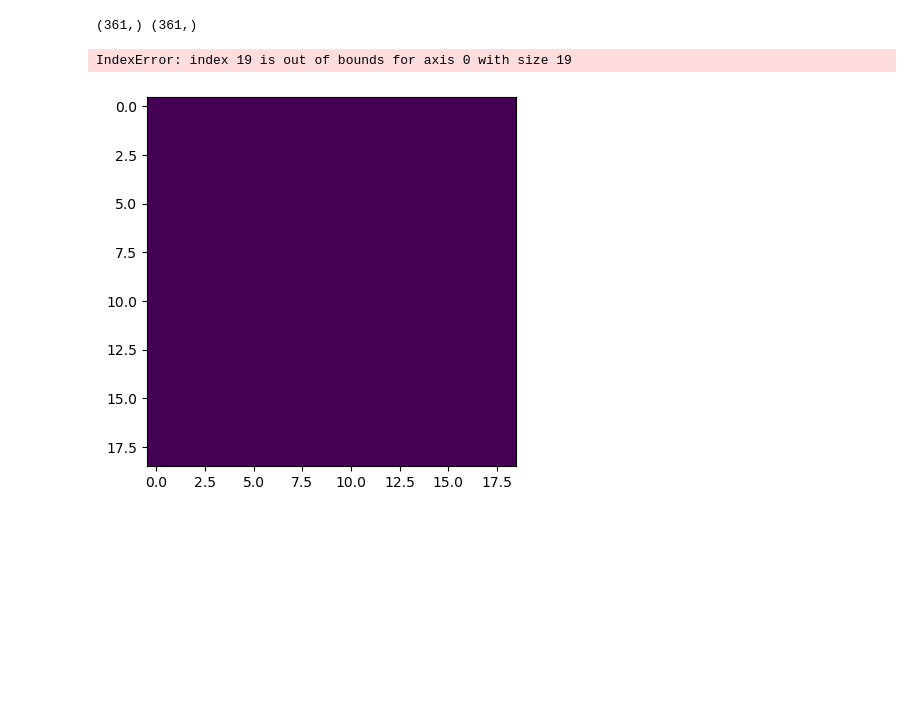
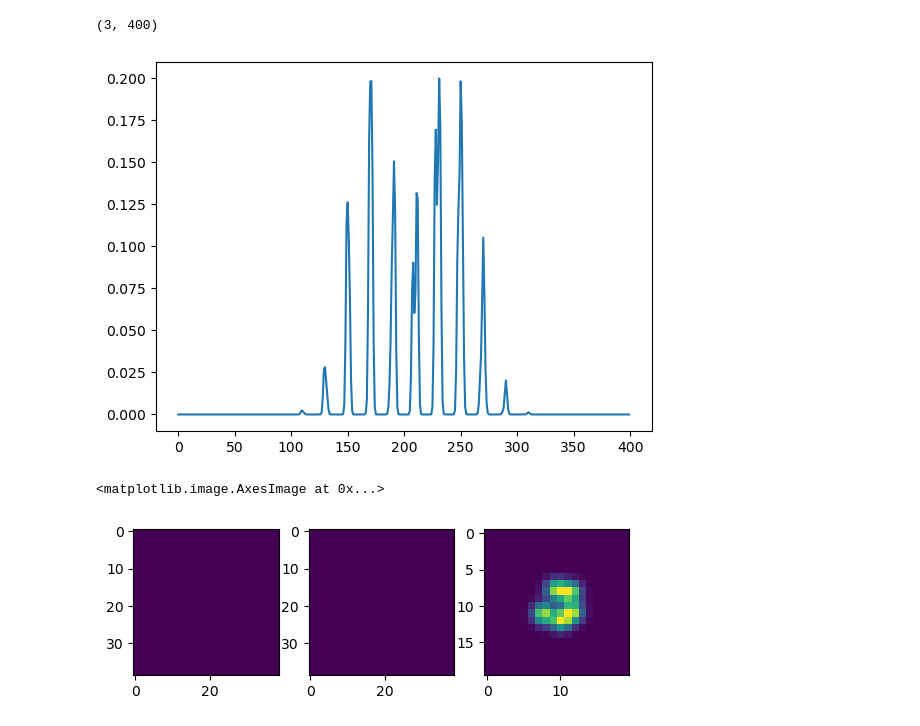
Before and after one commit to cwseitz/DDLM, a Jupyter notebook: qSMLM/mains/Antibunching.ipynb, the cells around one changed output. Saved outputs shown, nothing was run; the diff lists cells and outputs as text; code cells hidden in the pictures; blank space fills up the shorter version.

```diff
--- a/qSMLM/mains/Antibunching.ipynb
+++ b/qSMLM/mains/Antibunching.ipynb
@@ -96,34 +121,33 @@ def computeE(config,r=4,patch_hw=5,ring_radius=10):
 # %%
-config = {"particles": 7,"npixels": 19,"sigma": 0.92,"N0": 0.5,"eta": 1.0}
-E = computeE(config,ring_radius=5)
+config = {"particles": 5,"npixels": 20,"sigma": 0.92,"N0": 0.5,"eta": 1.0}
+E,mu = computeE(config,ring_radius=2)
 Eh,Ev,Er,El,Ed = computeEind(config['npixels'])
 Vind, RLind, Hind, Dind = computeSind(config['npixels'])
+# %% [output]
+(3, 400)
+[figure, added]
 # %%
 Ehvals = E[Eh]
 Evvals = E[Ev]
 Ervals = E[Er]
 Elvals = E[El]
 Edvals = E[Ed]
-# %%
-print(Edvals.shape,Dind[0].shape)
-# %% [output]
-(361,) (361,)
 # %%
+npixels = config['npixels']
 CovR = np.zeros((2*npixels-1,2*npixels-1))
-CovR[Vind] = Evvals
+CovR[Vind] = Evvals #looks weird, probably indexing issue
 CovR[RLind] = Ervals
 CovR[Hind] = Ehvals
 CovR[Dind] = Edvals
 
 CovL = np.zeros((2*npixels-1,2*npixels-1))
-CovR[Vind] = Evvals
-CovR[RLind] = Elvals
-CovR[Hind] = Ehvals
-CovR[Dind] = Edvals
+CovL[Vind] = Evvals
+CovL[RLind] = Elvals
+CovL[Hind] = Ehvals
+CovL[Dind] = Edvals
-# %% [output]
-IndexError: index 19 is out of bounds for axis 0 with size 19
 # %%
-plt.imshow(CovR)
-plt.show()
+fig,ax=plt.subplots(1,3)
+ax[0].imshow(CovL); ax[1].imshow(CovR); ax[2].imshow(mu)
 # %% [output]
+<matplotlib.image.AxesImage at 0x...>
-[figure, old version]
+[figure, new version]
```
Also changed, not shown: parts of 1 cell of this notebook.
